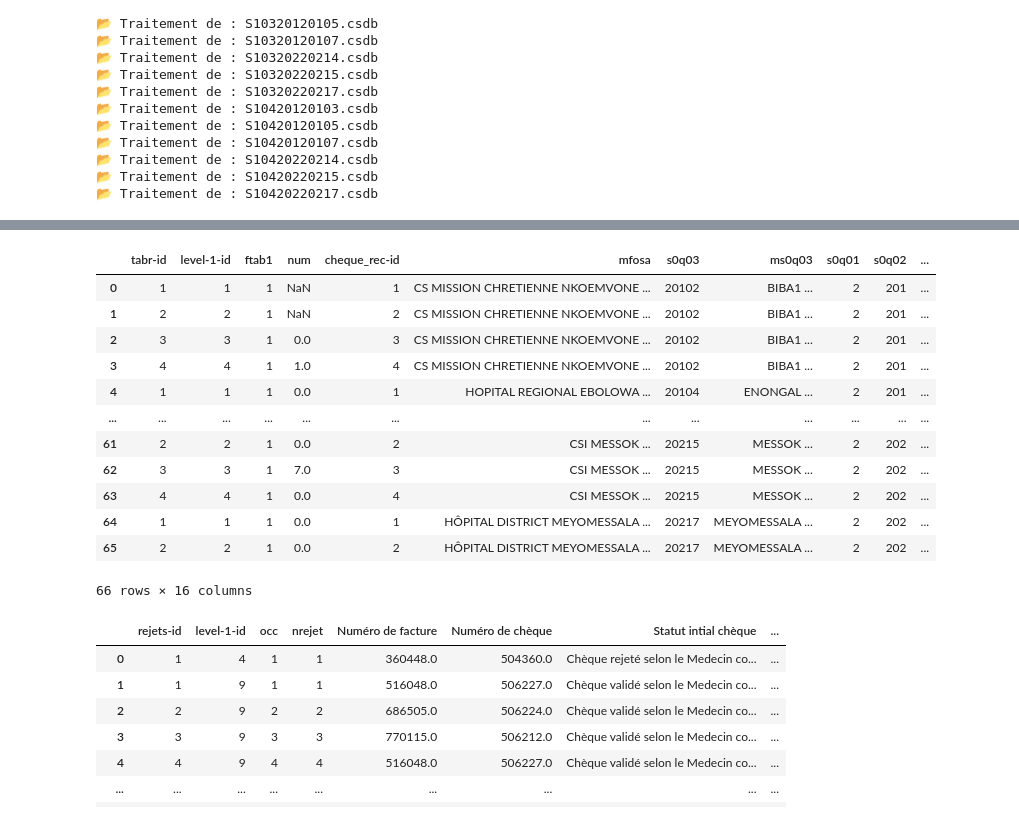
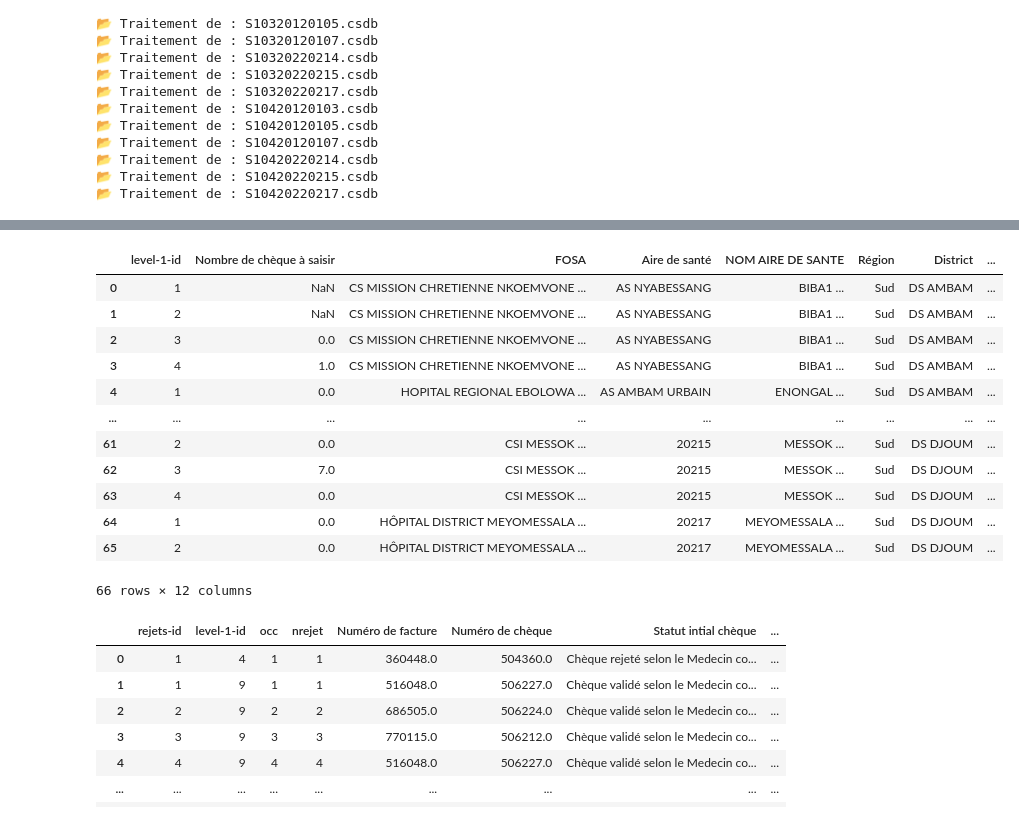
Before and after one commit to landrykeng/SUIVRE, a Jupyter notebook: Labo_CSPRO.ipynb, the cells around one changed output, grey strips where cells are left out. Drawn from its saved outputs; the diff is of its cells as text; code cells hidden in the pictures.

```diff
--- a/Labo_CSPRO.ipynb
+++ b/Labo_CSPRO.ipynb
@@ -219,18 +82,20 @@ df_initial
 # %%
+data=pd.read_excel("Data_collected.xlsx", sheet_name="Initial")
+data
 # %% [output]
-|  | tabr-id | level-1-id | ftab1 | num | cheque_rec-id | mfosa | s0q03 | ms0q03 | s0q01 | s0q02 | ... |
-| 0 | 1 | 1 | 1 | NaN | 1 | CS MISSION CHRETIENNE NKOEMVONE ... | 20102 | BIBA1 ... | 2 | 201 | ... |
-| 1 | 2 | 2 | 1 | NaN | 2 | CS MISSION CHRETIENNE NKOEMVONE ... | 20102 | BIBA1 ... | 2 | 201 | ... |
-| 2 | 3 | 3 | 1 | 0.0 | 3 | CS MISSION CHRETIENNE NKOEMVONE ... | 20102 | BIBA1 ... | 2 | 201 | ... |
-| 3 | 4 | 4 | 1 | 1.0 | 4 | CS MISSION CHRETIENNE NKOEMVONE ... | 20102 | BIBA1 ... | 2 | 201 | ... |
-| 4 | 1 | 1 | 1 | 0.0 | 1 | HOPITAL REGIONAL EBOLOWA ... | 20104 | ENONGAL ... | 2 | 201 | ... |
-| ... | ... | ... | ... | ... | ... | ... | ... | ... | ... | ... | ... |
-| 61 | 2 | 2 | 1 | 0.0 | 2 | CSI MESSOK ... | 20215 | MESSOK ... | 2 | 202 | ... |
-| 62 | 3 | 3 | 1 | 7.0 | 3 | CSI MESSOK ... | 20215 | MESSOK ... | 2 | 202 | ... |
-| 63 | 4 | 4 | 1 | 0.0 | 4 | CSI MESSOK ... | 20215 | MESSOK ... | 2 | 202 | ... |
-| 64 | 1 | 1 | 1 | 0.0 | 1 | HÔPITAL DISTRICT MEYOMESSALA ... | 20217 | MEYOMESSALA ... | 2 | 202 | ... |
-| 65 | 2 | 2 | 1 | 0.0 | 2 | HÔPITAL DISTRICT MEYOMESSALA ... | 20217 | MEYOMESSALA ... | 2 | 202 | ... |
+|  | level-1-id | Nombre de chèque à saisir | FOSA | Aire de santé | NOM AIRE DE SANTE | Région | District | ... |
+| 0 | 1 | NaN | CS MISSION CHRETIENNE NKOEMVONE ... | AS NYABESSANG | BIBA1 ... | Sud | DS AMBAM | ... |
+| 1 | 2 | NaN | CS MISSION CHRETIENNE NKOEMVONE ... | AS NYABESSANG | BIBA1 ... | Sud | DS AMBAM | ... |
+| 2 | 3 | 0.0 | CS MISSION CHRETIENNE NKOEMVONE ... | AS NYABESSANG | BIBA1 ... | Sud | DS AMBAM | ... |
+| 3 | 4 | 1.0 | CS MISSION CHRETIENNE NKOEMVONE ... | AS NYABESSANG | BIBA1 ... | Sud | DS AMBAM | ... |
+| 4 | 1 | 0.0 | HOPITAL REGIONAL EBOLOWA ... | AS AMBAM URBAIN | ENONGAL ... | Sud | DS AMBAM | ... |
+| ... | ... | ... | ... | ... | ... | ... | ... | ... |
+| 61 | 2 | 0.0 | CSI MESSOK ... | 20215 | MESSOK ... | Sud | DS DJOUM | ... |
+| 62 | 3 | 7.0 | CSI MESSOK ... | 20215 | MESSOK ... | Sud | DS DJOUM | ... |
+| 63 | 4 | 0.0 | CSI MESSOK ... | 20215 | MESSOK ... | Sud | DS DJOUM | ... |
+| 64 | 1 | 0.0 | HÔPITAL DISTRICT MEYOMESSALA ... | 20217 | MEYOMESSALA ... | Sud | DS DJOUM | ... |
+| 65 | 2 | 0.0 | HÔPITAL DISTRICT MEYOMESSALA ... | 20217 | MEYOMESSALA ... | Sud | DS DJOUM | ... |
-66 rows × 16 columns
+66 rows × 12 columns
 # %%
 df_rejets
 # %% [output]
```
Also changed, not shown: parts of 5 cells of this notebook, 6 other files.
